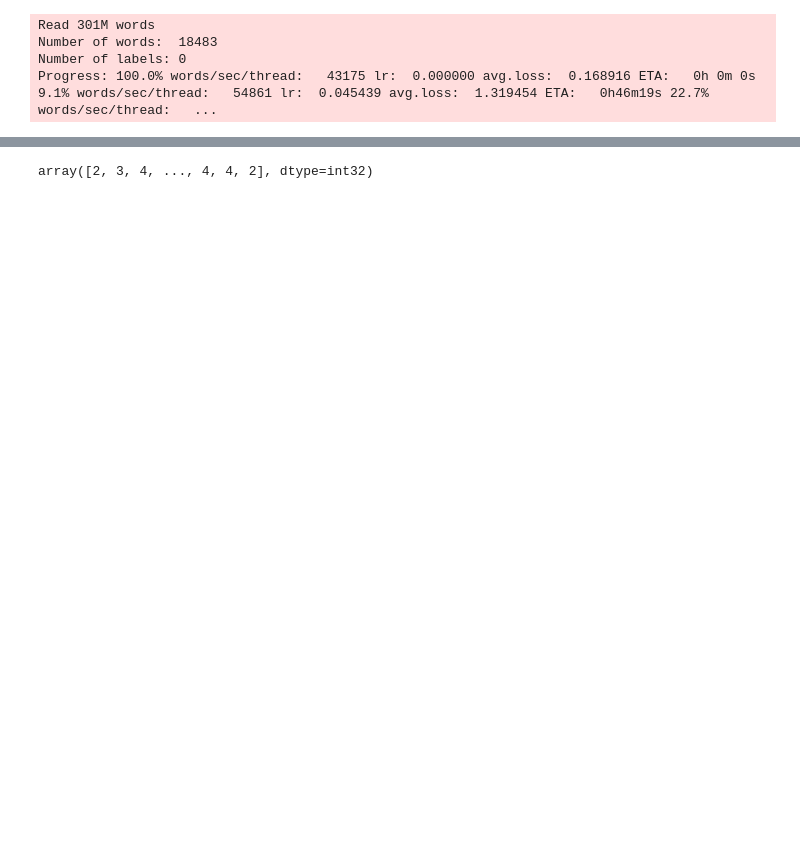
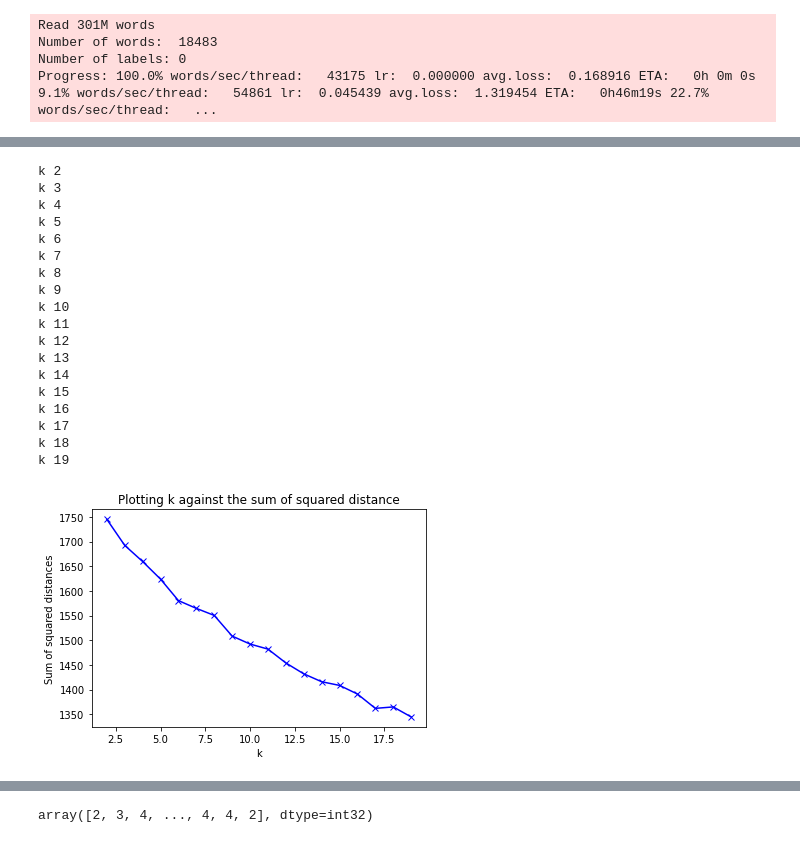
Before and after one commit to ravisiv/APIClassification, a Jupyter notebook: APIClassification.ipynb, the cells around one changed output, grey strips where cells are left out. Saved outputs shown, nothing was run; the diff lists cells and outputs as text; code cells hidden in the pictures; blank space fills up the shorter version.

```diff
--- a/APIClassification.ipynb
+++ b/APIClassification.ipynb
@@ -167,16 +201,37 @@ X =apis_df['vec']
 # %%
 import matplotlib.pyplot as plt
 from sklearn.cluster import KMeans
 sum_of_squared_distances = []
 K = range(2,20)
 for k in K:
     km = KMeans(n_clusters=k, max_iter=200, n_init=10)
     km = km.fit(X)
     sum_of_squared_distances.append(km.inertia_)
-plt.plot(K, Sum_of_squared_distances, 'bx-')
+    print("k", k)
+plt.plot(K, sum_of_squared_distances, 'bx-')
 plt.xlabel('k')
 plt.ylabel('Sum of squared distances')
 plt.title('Plotting k against the sum of squared distance')
 plt.show()
+# %% [output]
+k 2
+k 3
+k 4
+k 5
+k 6
+k 7
+k 8
+k 9
+k 10
+k 11
+k 12
+k 13
+k 14
+k 15
+k 16
+k 17
+k 18
+k 19
+[figure, added]
 # %%
 from sklearn.cluster import KMeans
```
Also changed, not shown: parts of 16 cells of this notebook.
